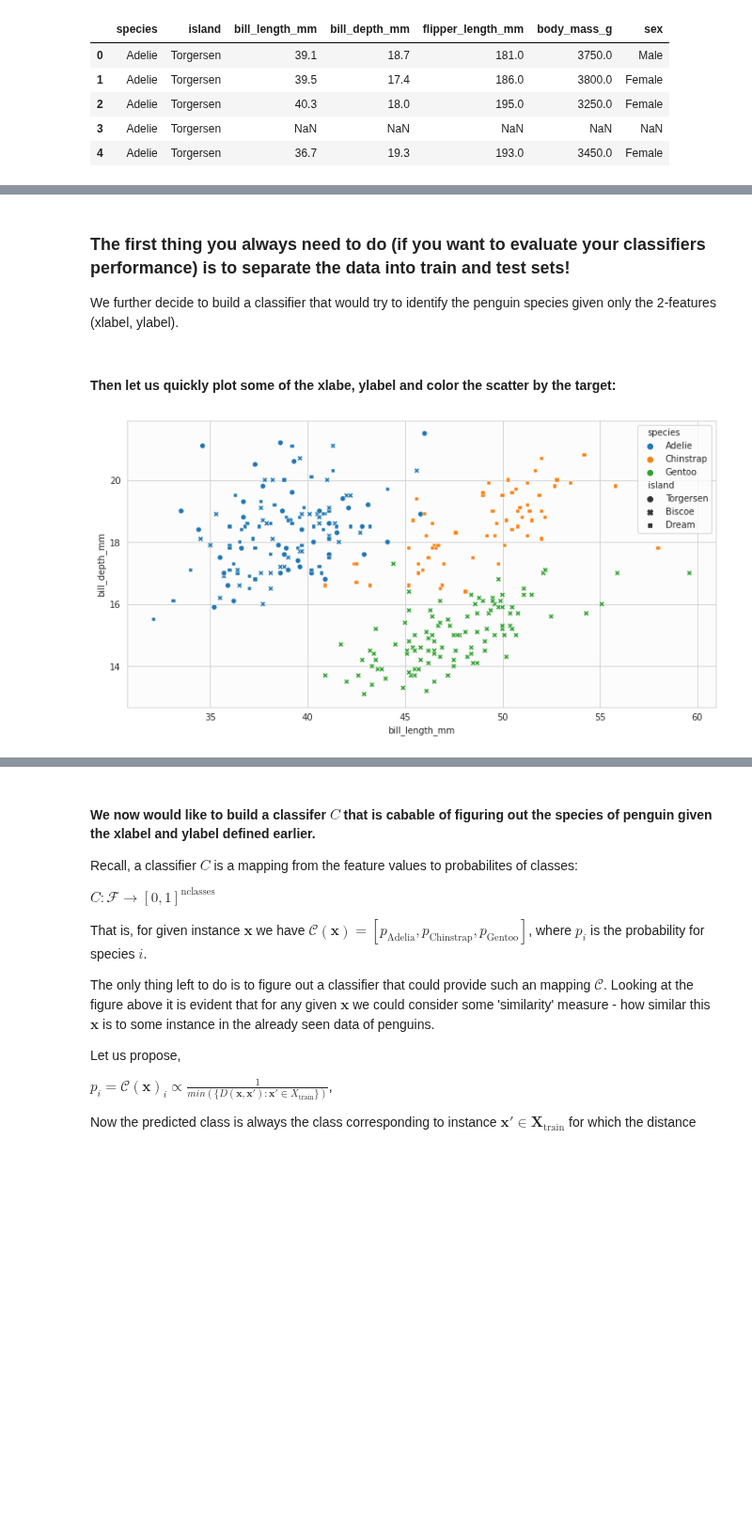
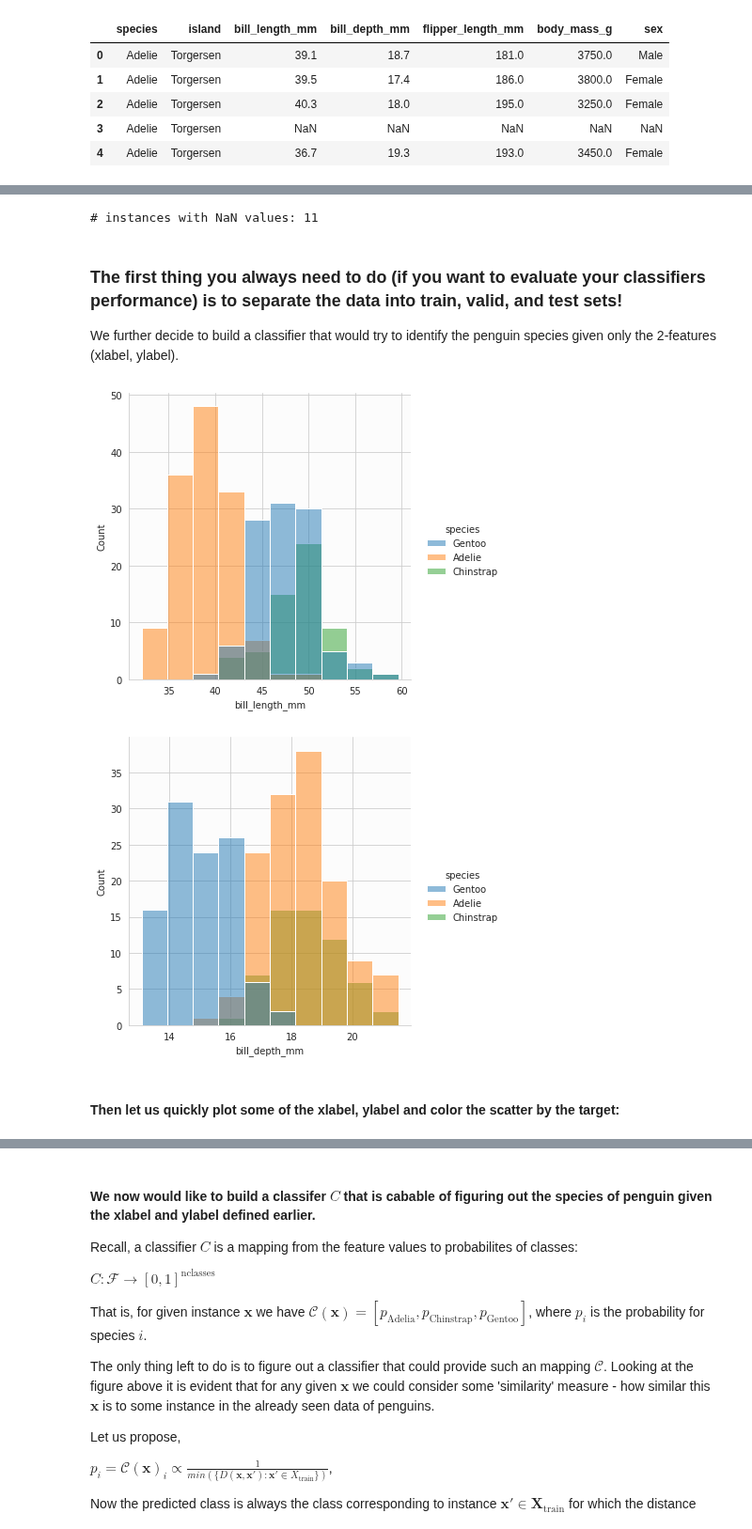
Before and after one commit to topiko/MLcourseMaterial, a Jupyter notebook: Basics/MLbasics.ipynb, the cells around one changed output, grey strips where cells are left out. Shown at 94% size. Cells and saved outputs as stored; diff of their text form; code cells hidden in the pictures; blank space fills up the shorter version.

```diff
--- a/Basics/MLbasics.ipynb
+++ b/Basics/MLbasics.ipynb
@@ -97,5 +152,10 @@ data.head()
+# %%
+data.isnull() # find the nan values from df
+print('# instances with NaN values: {}'.format(data.isnull().any(axis=1).sum()))
+# %% [output]
+# instances with NaN values: 11
 # %% [markdown]
-### The first thing you always need to do (if you want to evaluate your classifiers performance) is to separate the data into train and test sets!
+### The first thing you always need to do (if you want to evaluate your classifiers performance) is to separate the data into train, valid, and test sets!
 
 We further decide to build a classifier that would try to identify the penguin species given only the 2-features (xlabel, ylabel).
 # %%
@@ -117,10 +177,9 @@ y_test = y.iloc[N_train:]
+# %%
+way_kw = 'layer' #"stack",
+sns.displot(X_train, x=xlabel, hue=y_train, multiple=way_kw, hue_order=y_train.unique())
+_ = sns.displot(X_train, x=ylabel, hue=y_train, multiple=way_kw, hue_order=y_train.unique())
+# %% [output]
+[figure, added]
+[figure, added]
 # %% [markdown]
-#### Then let us quickly plot some of the xlabe, ylabel and color the scatter by the target:
+#### Then let us quickly plot some of the xlabel, ylabel and color the scatter by the target:
-# %%
-_ = sns.scatterplot(data=X_train,
-                    x=xlabel,
-                    y=ylabel,
-                    hue=y_train,
-                    style=data.island)
-# %% [output]
-[figure, removed]
```
Also changed, not shown: parts of 21 cells of this notebook.
